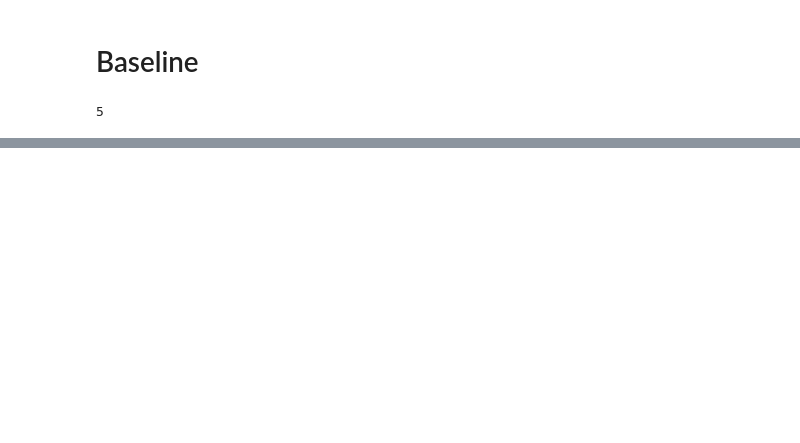
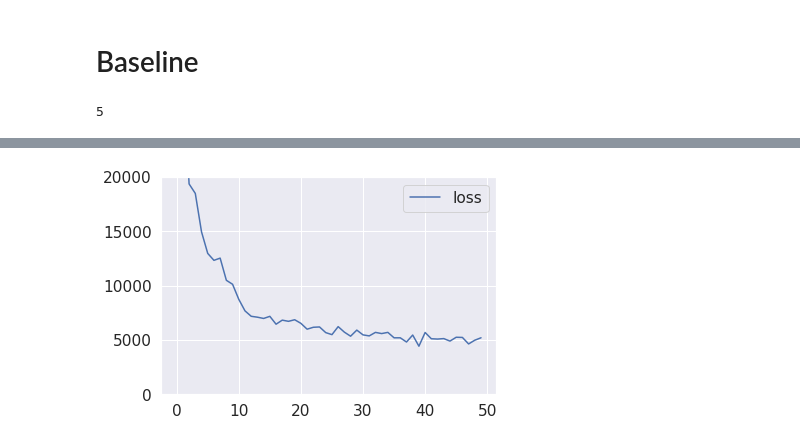
Before and after one commit to W210-SP21-Capstone-Dementia/model, a Jupyter notebook: WeightedSamples.ipynb, the cells around one changed output, grey strips where cells are left out. Drawn from its saved outputs; the diff is of its cells as text; code cells hidden in the pictures; blank space fills up the shorter version.

```diff
--- a/WeightedSamples.ipynb
+++ b/WeightedSamples.ipynb
@@ -43,7 +43,7 @@ if len(gpus)>0:
     config.gpu_options.allow_growth = True
     session = InteractiveSession(config=config)
 # %%
-data_path = '/tf/data/ADReSS-IS2020'
+data_path = '/tf/data/dementia/0extra/ADReSS-IS2020-data/train/'
 audio_path_cc = data_path + '/Full_wave_enhanced_audio/cc/'
 audio_path_cd = data_path + '/Full_wave_enhanced_audio/cd/'
 
@@ -73,7 +73,7 @@ meta.sample(5)
 # %% [markdown]
 # Baseline
 # %%
-filenames = list(glob.glob('/tf/data/ADReSS-IS2020/Full_wave_enhanced_audio/*/*'))
+filenames = list(glob.glob('/tf/data/dementia/0extra/ADReSS-IS2020-data/train/Full_wave_enhanced_audio/*/*'))
 random.shuffle(filenames)
 # %%
 def getMelSpectrogramSamples(filename, n_mels=128, fmin=20, fmax=8000):
@@ -239,3 +259,12 @@ Epoch 41/1000
+# %%
+metrics = history.history
+plt.plot(history.epoch, metrics['loss'])
+plt.legend(['loss'])
+axes = plt.axes()
+axes.set_ylim([0, 20000])
+plt.show()
+# %% [output]
+[figure, added]
 # %%
 def evaluateRMSE(model, X, y, segments):
     return np.sqrt(model.evaluate([X,y,segments],y)/len(np.unique(segments)))
```
Also changed, not shown: parts of 21 cells of this notebook, 8 other files.
